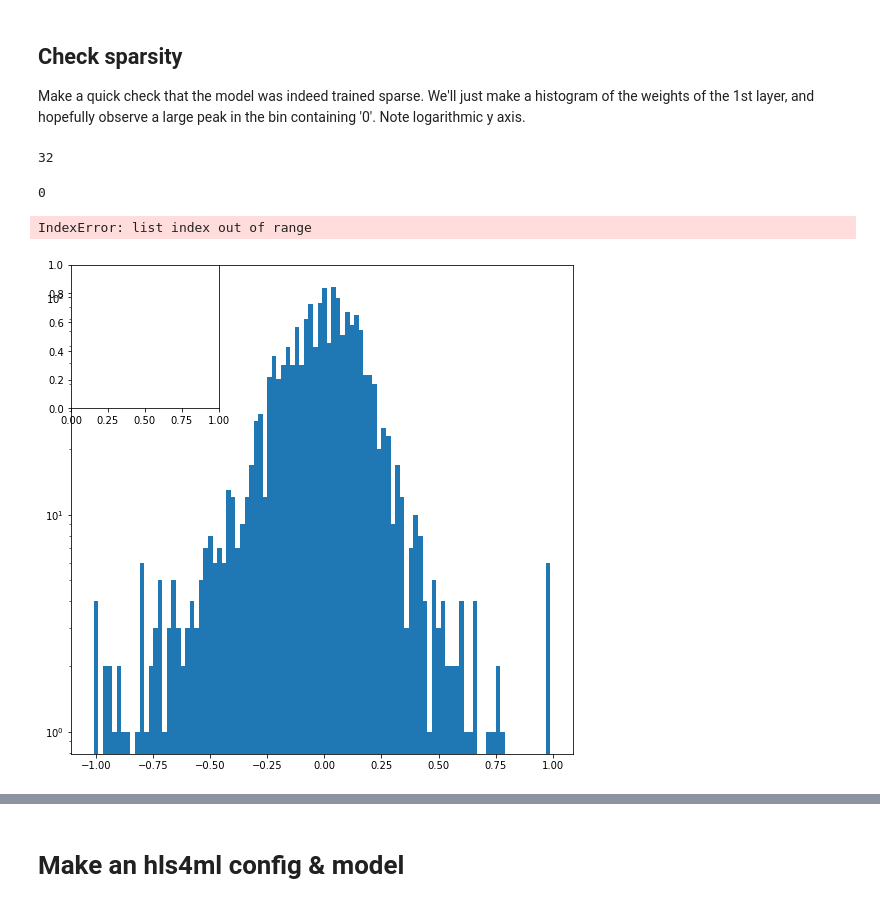
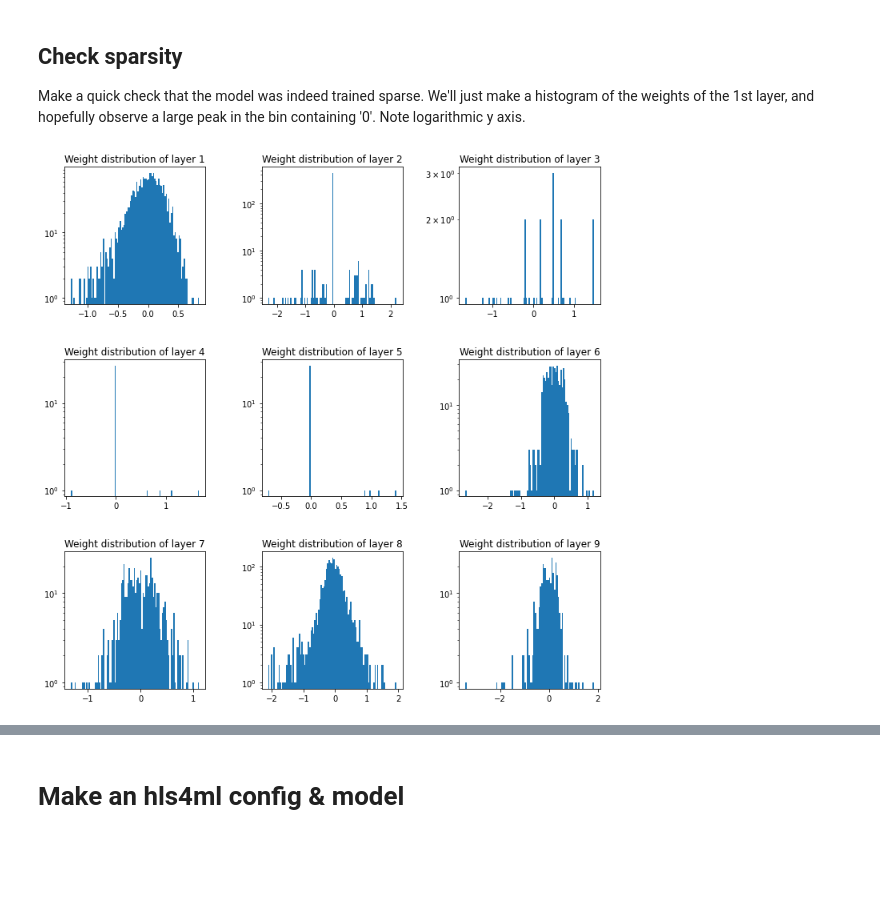
Before and after one commit to LorenzoValente3/Autoencoder-for-FPGA, a Jupyter notebook: hls4ml_conversion.ipynb, the cells around one changed output, grey strips where cells are left out. Drawn from its saved outputs; the diff is of its cells as text; code cells hidden in the pictures; blank space fills up the shorter version.

```diff
--- a/hls4ml_conversion.ipynb
+++ b/hls4ml_conversion.ipynb
@@ -32,44 +36,32 @@ WARNING:tensorflow:No training configuration found in the save file, so the mode
 # %% [markdown]
 ## Check sparsity
 Make a quick check that the model was indeed trained sparse. We'll just make a histogram of the weights of the 1st layer, and hopefully observe a large peak in the bin containing '0'. Note logarithmic y axis.
-# %%
-w = qae_w_classifier_pruned.layers[6].weights[0].numpy()
-print(w.size)
-# %% [output]
-32
-# %%
-w=ae_w_classifier_pruned.layers[9].weights[0].numpy()
-
-print(np.sum(w==0))
-# %% [output]
-0
 # %%
 import numpy as np
 import matplotlib.pyplot as plt
 
 w = 10
 h = 10
-fig = plt.figure(figsize=(9, 9))
+fig = plt.figure(figsize=(12, 12))
 columns = 3
 rows = 3
+fig.subplots_adjust(hspace=0.4, wspace=0.4)
 
+#this applies for the quantized loop
+num_layers = [1,3,5,6,7,10,11,14,15]
+j = 1
+
+#for i in num_layers:
 for i in range(1, columns*rows +1):
-    w = qae_w_classifier_pruned.layers[i].weights[0].numpy()
+    fig.add_subplot(rows, columns, j)
+    w = ae_w_classifier_pruned.layers[i].weights[0].numpy()
     h, b = np.histogram(w, bins=100)
-
     plt.bar(b[:-1], h, width=b[1]-b[0])
     plt.semilogy()
-    fig.add_subplot(rows, columns, i)
-    #img =[h,b]
-    #plt.imshow(img)
+    plt.title('Weight distribution of layer '+ str(j))
+    j+=1
+
+#plt.savefig('./Report/images/section4/pruned_weightsdistr.png')
 plt.show()
-
-"""
-for i in range(1, columns*rows +1):
-    img = np.random.randint(10, size=(h,w))
-    fig.add_subplot(rows, columns, i)
-    plt.imshow(img)
-plt.show()"""
 # %% [output]
-IndexError: list index out of range
-[figure, old version]
+[figure, new version]
```
Also changed, not shown: parts of 3 cells of this notebook, 34 other files.
